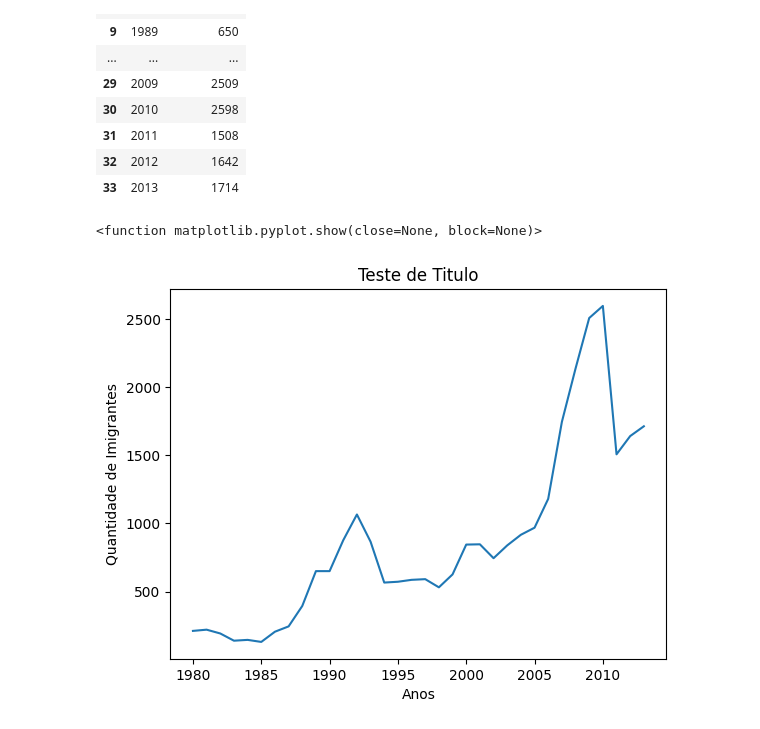
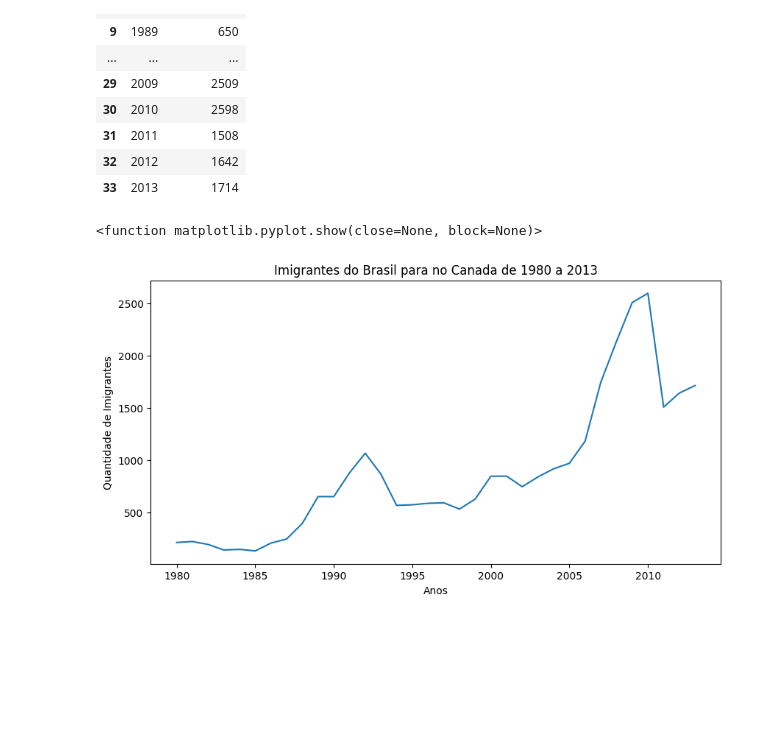
Before and after one commit to Marlon-Santiago/Alanisando_dados_Imigratorios_Canada, a Jupyter notebook: Imigrantes_canada_analise.ipynb, the cells around one changed output. Saved outputs shown, nothing was run; the diff lists cells and outputs as text; code cells hidden in the pictures; blank space fills up the shorter version.

```diff
--- a/Imigrantes_canada_analise.ipynb
+++ b/Imigrantes_canada_analise.ipynb
@@ -132,12 +132,13 @@ brasil_dados
 | 32 | 2012 | 1642 |
 | 33 | 2013 | 1714 |
 # %%
-plt.title('Teste de Titulo')
+plt.figure(figsize = (10, 5))
+plt.title('Imigrantes do Brasil para no Canada de 1980 a 2013')
 plt.xlabel('Anos')
 plt.ylabel('Quantidade de Imigrantes')
 plt.plot(brasil_dados['Ano'], brasil_dados['Imigrantes'])
 plt.xticks(['1980', '1985', '1990', '1995', '2000', '2005', '2010'])
 plt.show
 # %% [output]
 <function matplotlib.pyplot.show(close=None, block=None)>
-[figure, old version]
+[figure, new version]
```
Also changed, not shown: parts of 3 cells of this notebook.
